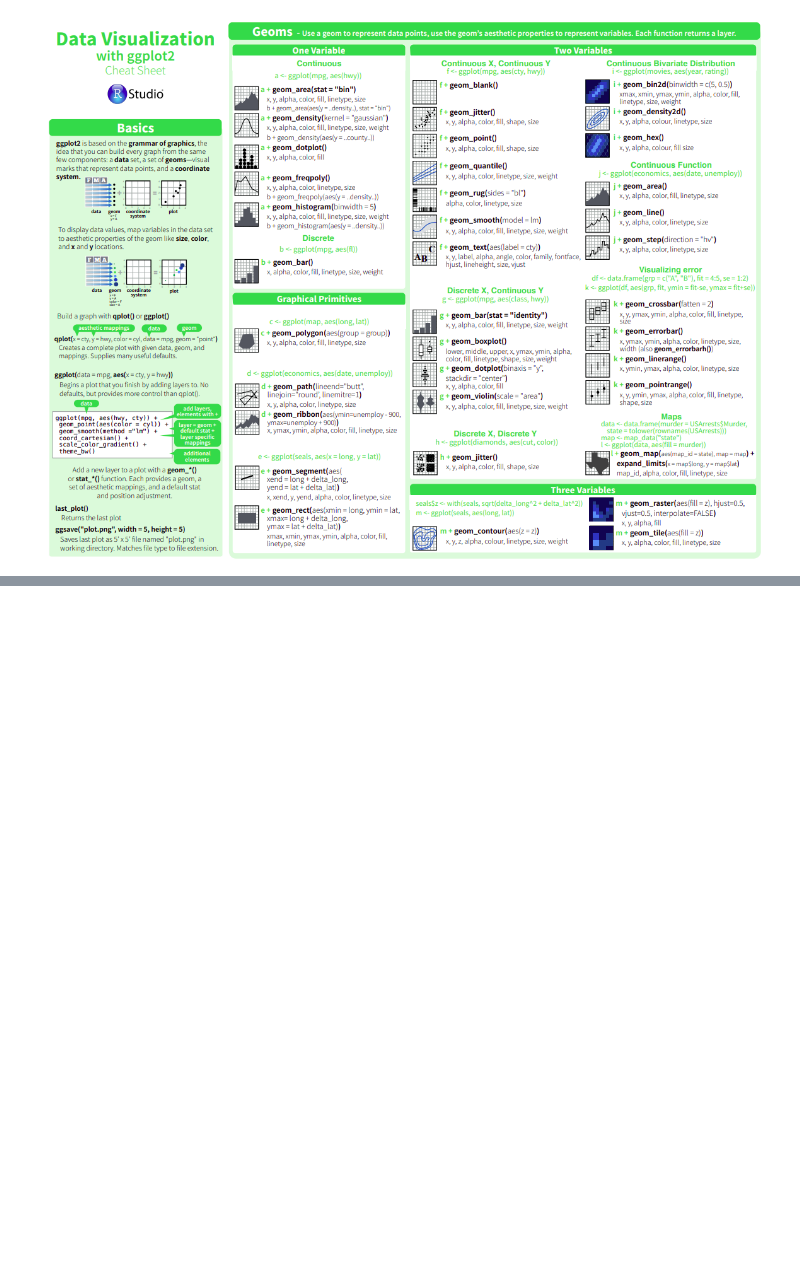
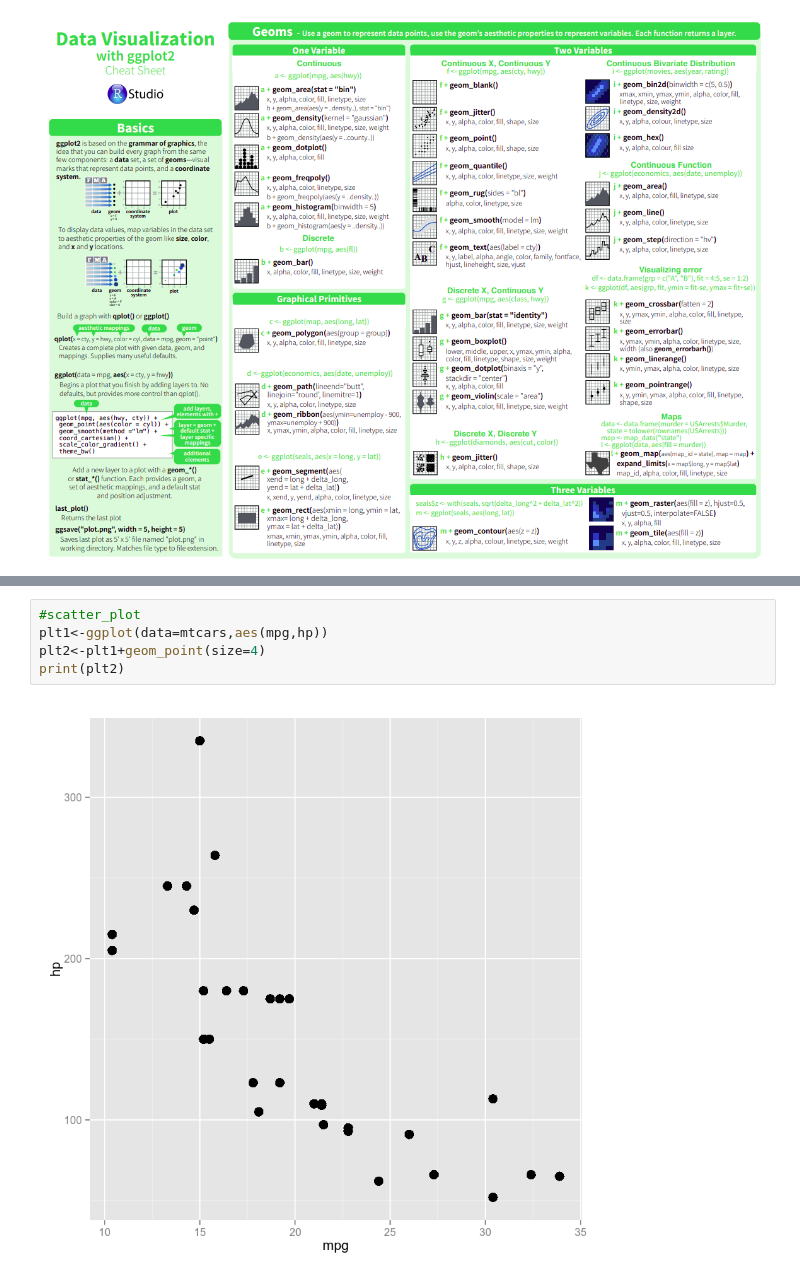
Before and after one commit to swainasish/learn, a Jupyter notebook: R_basic_udemy.ipynb, the cells around one changed output, grey strips where cells are left out. Cells and saved outputs as stored; diff of their text form; blank space fills up the shorter version.

```diff
--- a/R_basic_udemy.ipynb
+++ b/R_basic_udemy.ipynb
@@ -439,0 +460,7 @@ ERROR: Error in eval(expr, envir, enclos): object 'ck' not found
+# %%
+#scatter_plot
+plt1<-ggplot(data=mtcars,aes(mpg,hp))
+plt2<-plt1+geom_point(size=4)
+print(plt2)
+# %% [output]
+[figure, added]
```
Also changed, not shown: parts of 19 cells of this notebook.
